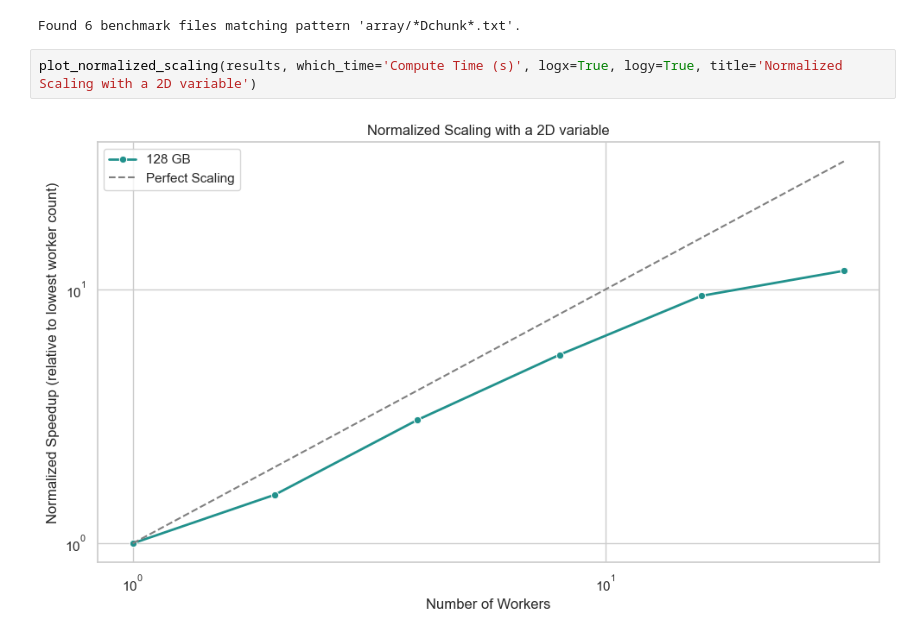
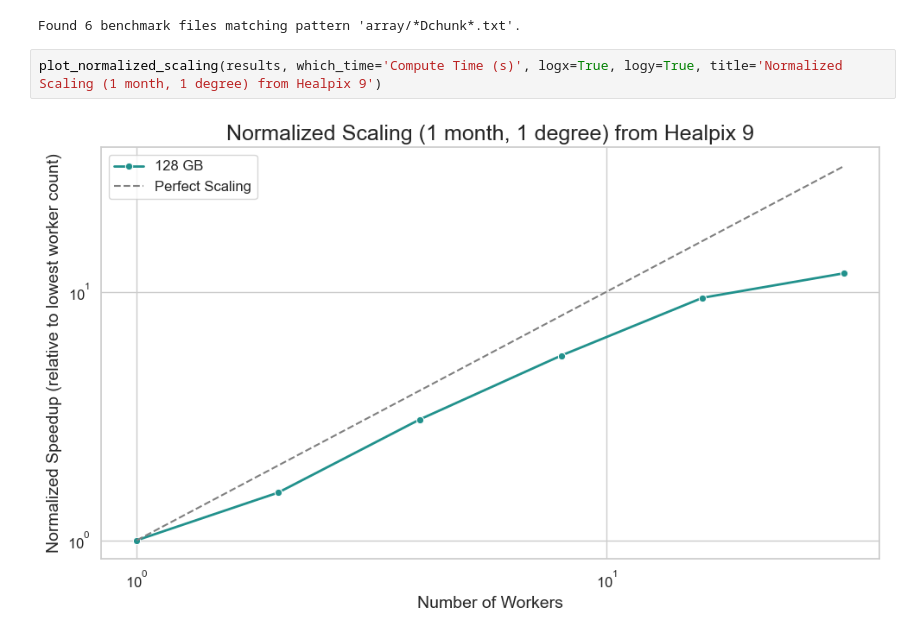
Before and after one commit to koldunovn/high_res_data_access, a Jupyter notebook: aqua-scripts/simple_reader/plots.ipynb, the cells around one changed output. Cells and saved outputs as stored; diff of their text form.

```diff
--- a/aqua-scripts/simple_reader/plots.ipynb
+++ b/aqua-scripts/simple_reader/plots.ipynb
@@ -15,6 +15,6 @@ results = load_all_benchmarks('array/*Dchunk*.txt')
 # %% [output]
 Found 6 benchmark files matching pattern 'array/*Dchunk*.txt'.
 # %%
-plot_normalized_scaling(results, which_time='Compute Time (s)', logx=True, logy=True, title='Normalized Scaling with a 2D variable')
+plot_normalized_scaling(results, which_time='Compute Time (s)', logx=True, logy=True, title='Normalized Scaling (1 month, 1 degree) from Healpix 9')
 # %% [output]
-[figure, old version]
+[figure, new version]
```
Also changed, not shown: 1 other file.
